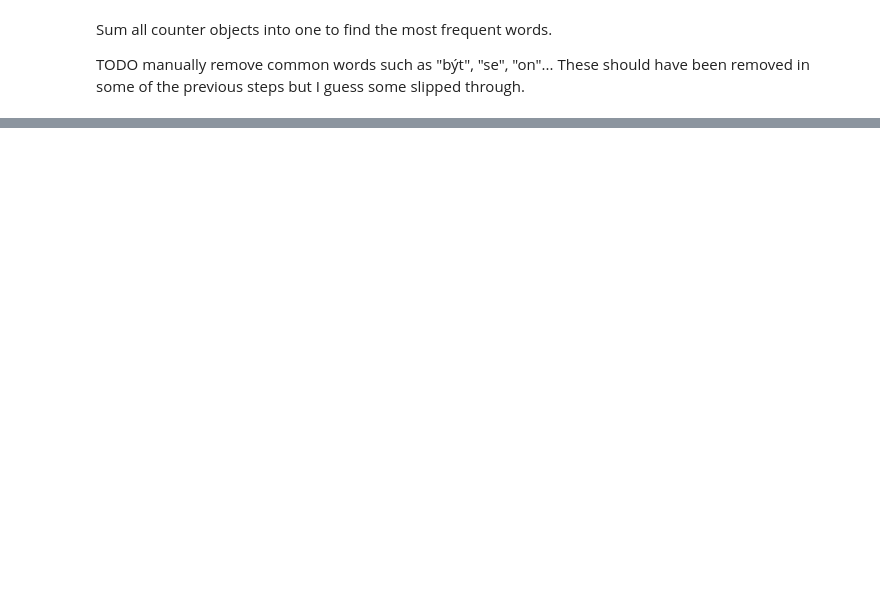
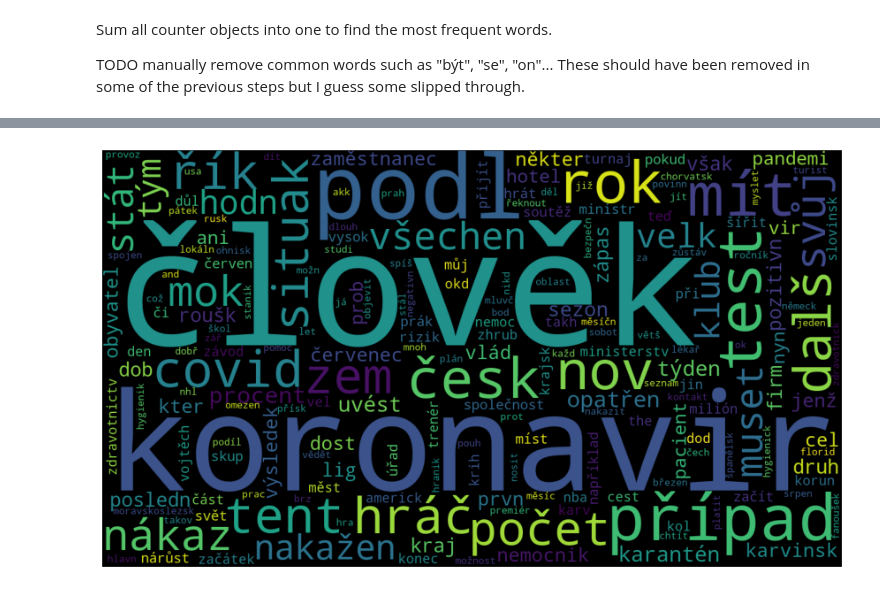
Before and after one commit to rnd195/text-mining-covid, a Jupyter notebook: data_visualization.ipynb, the cells around one changed output, grey strips where cells are left out. Drawn from its saved outputs; the diff is of its cells as text; code cells hidden in the pictures; blank space fills up the shorter version.

```diff
--- a/data_visualization.ipynb
+++ b/data_visualization.ipynb
@@ -47,0 +31,10 @@ plt.imshow(cloud)
+# %%
+all_words = viz.create_all_words_df(df)
+
+# Remove ordinary words which have somehow gone through the filters
+ordinary_words = ["být", "se", "ten", "on", "jak", "tak", "aby", "až"]
+for word in ordinary_words:
+    if word in all_words:
+        del all_words[word]
+
+all_words.most_common(10)
@@ -47,0 +52,4 @@ plt.imshow(cloud)
+# %%
+viz.basic_wordcloud(all_words)
+# %% [output]
+[figure, added]
```
Also changed, not shown: parts of 11 cells of this notebook, 2 other files.
